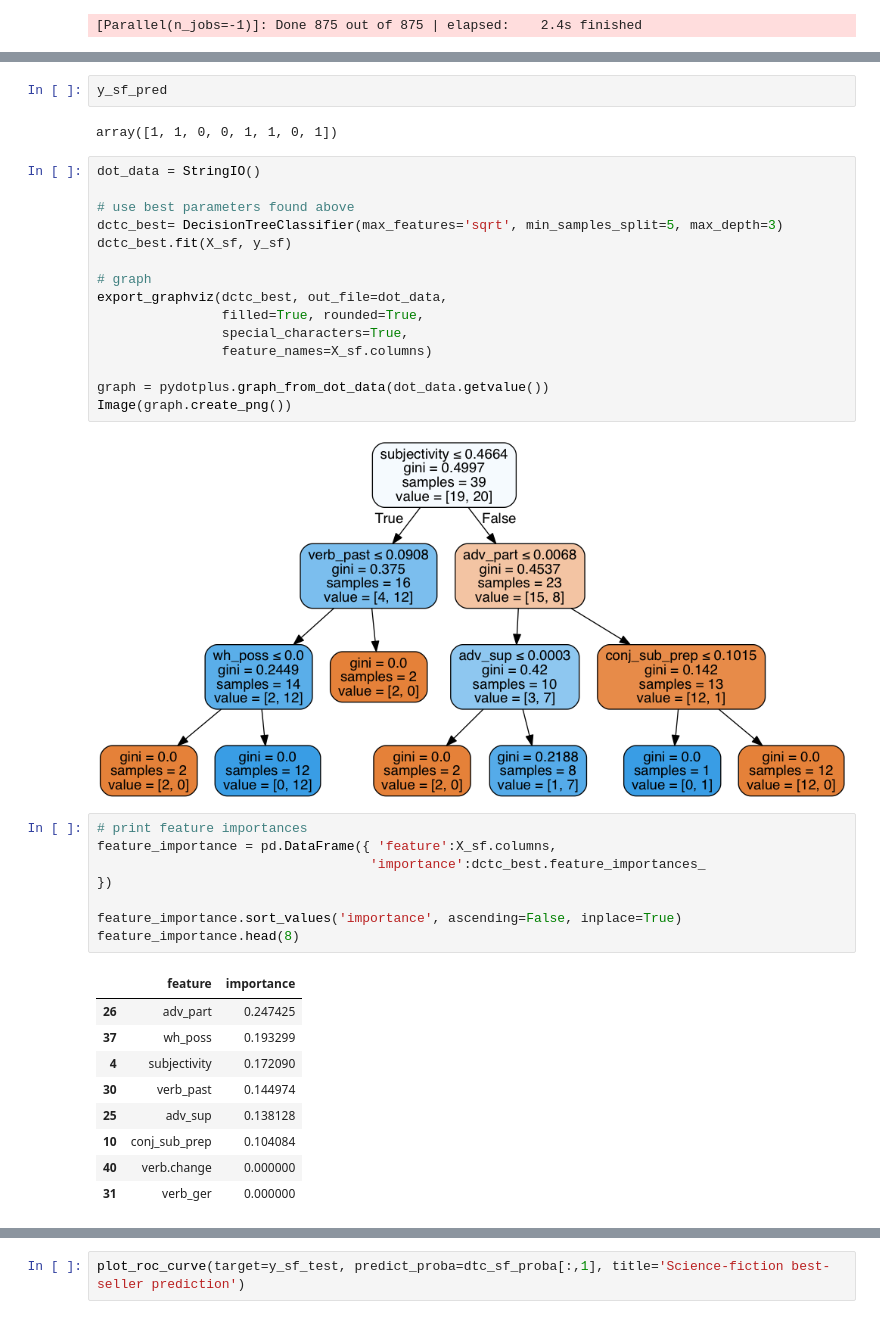
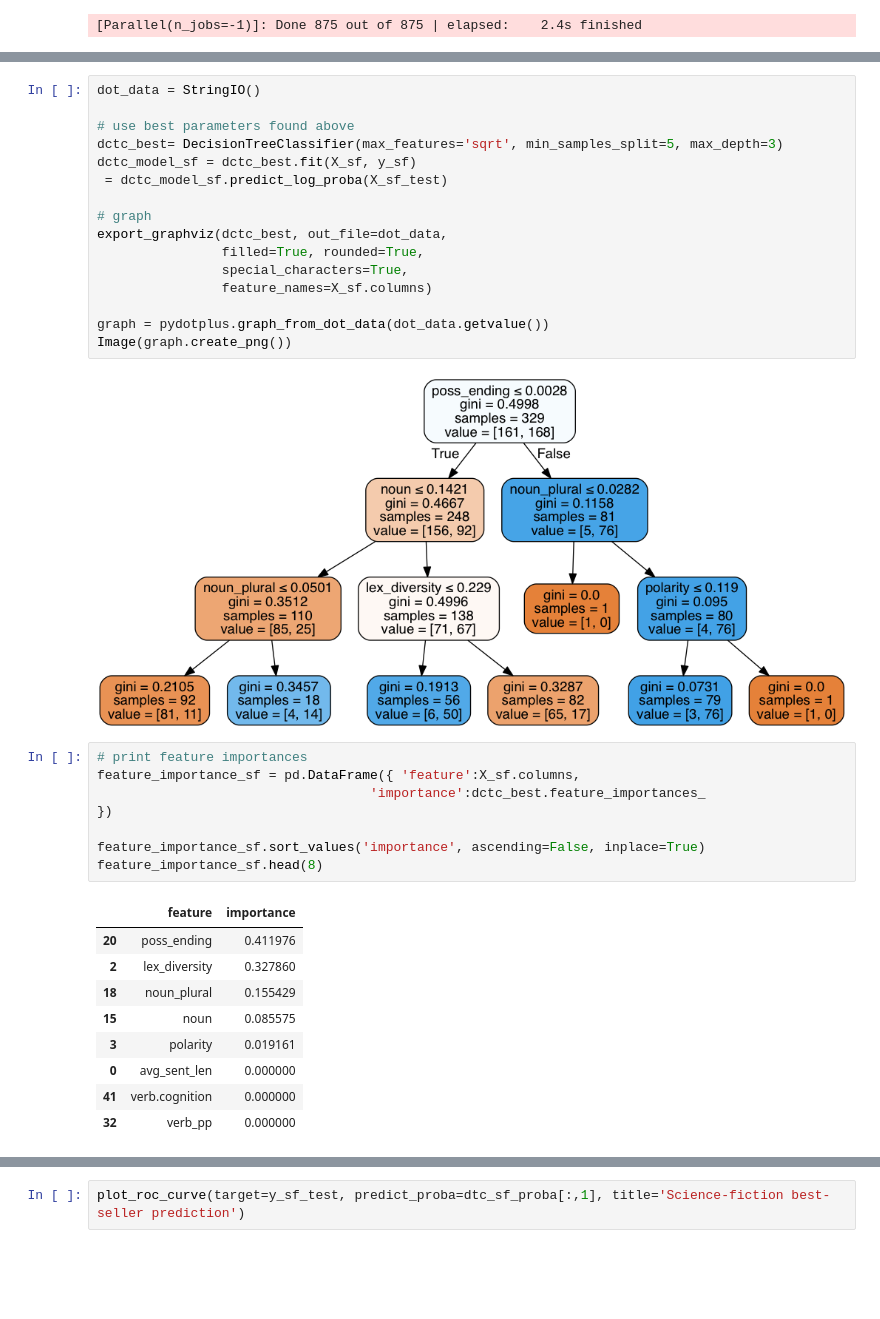
Before and after one commit to bishopkd/DSI-SF2-bishopkd, a Jupyter notebook: projects/capstone/reports/decision_tree_models.ipynb, the cells around one changed output, grey strips where cells are left out. Saved outputs shown, nothing was run; the diff lists cells and outputs as text; blank space fills up the shorter version.

```diff
--- a/projects/capstone/reports/decision_tree_models.ipynb
+++ b/projects/capstone/reports/decision_tree_models.ipynb
@@ -138,40 +138,37 @@ print y_sf_pred.shape, y_sf_test.shape
-# %%
-y_sf_pred
-# %% [output]
-array([1, 1, 0, 0, 1, 1, 0, 1])
 # %%
 dot_data = StringIO()
 
 # use best parameters found above
 dctc_best= DecisionTreeClassifier(max_features='sqrt', min_samples_split=5, max_depth=3)
-dctc_best.fit(X_sf, y_sf)
+dctc_model_sf = dctc_best.fit(X_sf, y_sf)
+ = dctc_model_sf.predict_log_proba(X_sf_test)
 
 # graph
 export_graphviz(dctc_best, out_file=dot_data,
                 filled=True, rounded=True,
                 special_characters=True,
                 feature_names=X_sf.columns)
 
 graph = pydotplus.graph_from_dot_data(dot_data.getvalue())
 Image(graph.create_png())
 # %% [output]
-[figure, old version]
+[figure, new version]
 # %%
 # print feature importances
-feature_importance = pd.DataFrame({ 'feature':X_sf.columns,
+feature_importance_sf = pd.DataFrame({ 'feature':X_sf.columns,
                                    'importance':dctc_best.feature_importances_
 })
 
-feature_importance.sort_values('importance', ascending=False, inplace=True)
-feature_importance.head(8)
+feature_importance_sf.sort_values('importance', ascending=False, inplace=True)
+feature_importance_sf.head(8)
 # %% [output]
 |  | feature | importance |
-| 26 | adv_part | 0.247425 |
-| 37 | wh_poss | 0.193299 |
-| 4 | subjectivity | 0.172090 |
-| 30 | verb_past | 0.144974 |
-| 25 | adv_sup | 0.138128 |
-| 10 | conj_sub_prep | 0.104084 |
-| 40 | verb.change | 0.000000 |
-| 31 | verb_ger | 0.000000 |
+| 20 | poss_ending | 0.411976 |
+| 2 | lex_diversity | 0.327860 |
+| 18 | noun_plural | 0.155429 |
+| 15 | noun | 0.085575 |
+| 3 | polarity | 0.019161 |
+| 0 | avg_sent_len | 0.000000 |
+| 41 | verb.cognition | 0.000000 |
+| 32 | verb_pp | 0.000000 |
 # %%
```
Also changed, not shown: parts of 10 cells of this notebook, 3 other files.
